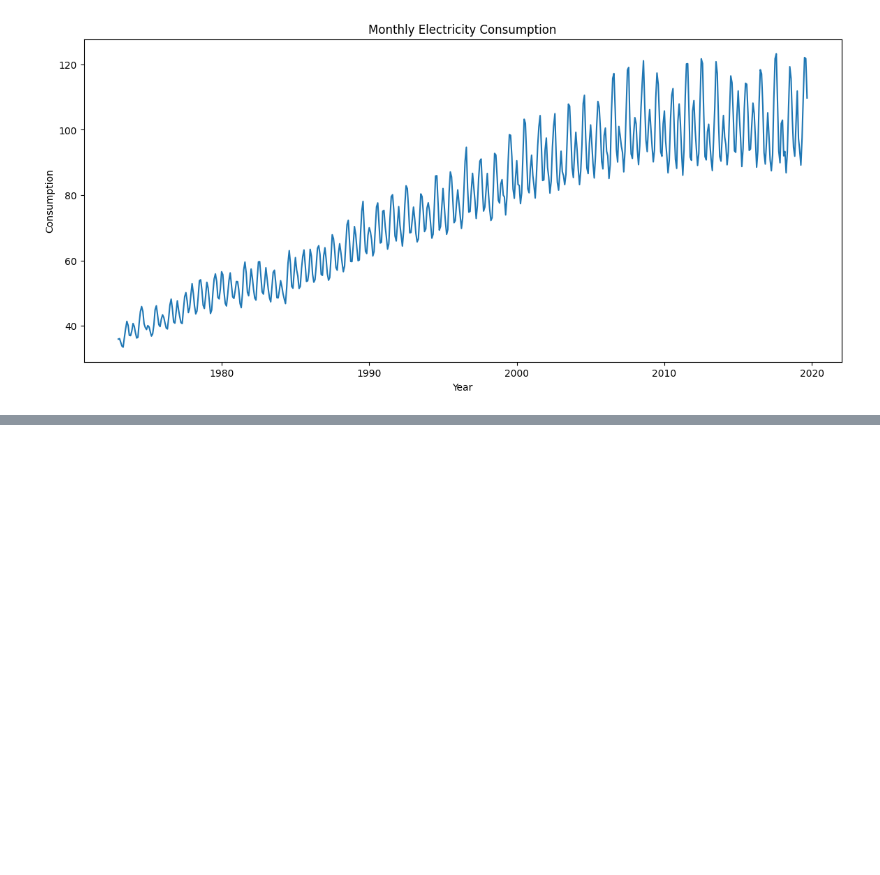
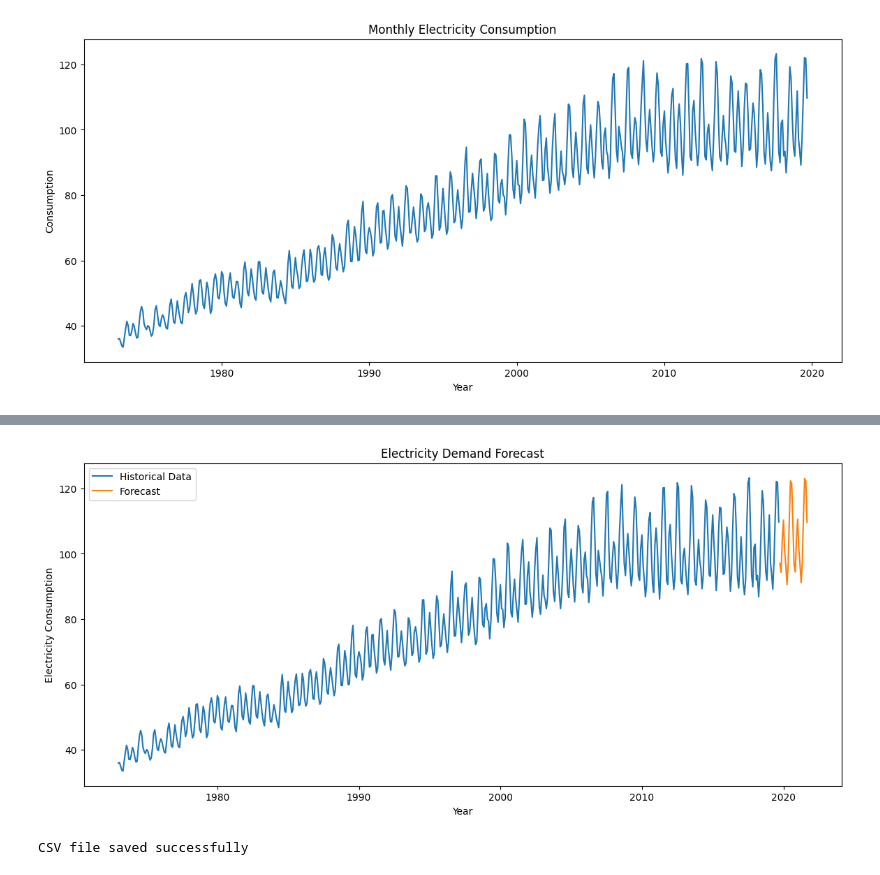
Before and after one commit to Adi46878/electricity-demand-forecasting, a Jupyter notebook: Electricity_Demand_Forecasting.ipynb, the cells around one changed output, grey strips where cells are left out. Saved outputs shown, nothing was run; the diff lists cells and outputs as text; code cells hidden in the pictures; blank space fills up the shorter version.

```diff
--- a/Electricity_Demand_Forecasting.ipynb
+++ b/Electricity_Demand_Forecasting.ipynb
@@ -75,0 +307,12 @@ plt.show()
+# %%
+final_model = SARIMAX(
+    np.log(df['Electricity_Consumption']),
+    order=(1,1,1),
+    seasonal_order=(1,1,1,12)
+).fit()
+# %%
+future_forecast_log = final_model.forecast(24)
+
+future_forecast = np.exp(future_forecast_log)
+
+print(future_forecast)
@@ -75,0 +337,45 @@ plt.show()
+# %%
+future_dates = pd.date_range(
+    start='2019-10-01',
+    periods=24,
+    freq='MS'
+)
+
+plt.figure(figsize=(14,6))
+
+plt.plot(
+    df.index,
+    df['Electricity_Consumption'],
+    label='Historical Data'
+)
+
+plt.plot(
+    future_dates,
+    future_forecast,
+    label='Forecast'
+)
+
+plt.title("Electricity Demand Forecast")
+
+plt.xlabel("Year")
+plt.ylabel("Electricity Consumption")
+
+plt.legend()
+
+plt.show()
+# %% [output]
+[figure, added]
+# %%
+forecast_df = pd.DataFrame({
+    'Date': future_dates,
+    'Forecasted_Consumption': future_forecast
+})
+
+forecast_df.to_csv(
+    "Electricity_Demand_Forecast.csv",
+    index=False
+)
+
+print("CSV file saved successfully")
+# %% [output]
+CSV file saved successfully
```
Also changed, not shown: parts of 40 cells of this notebook.
